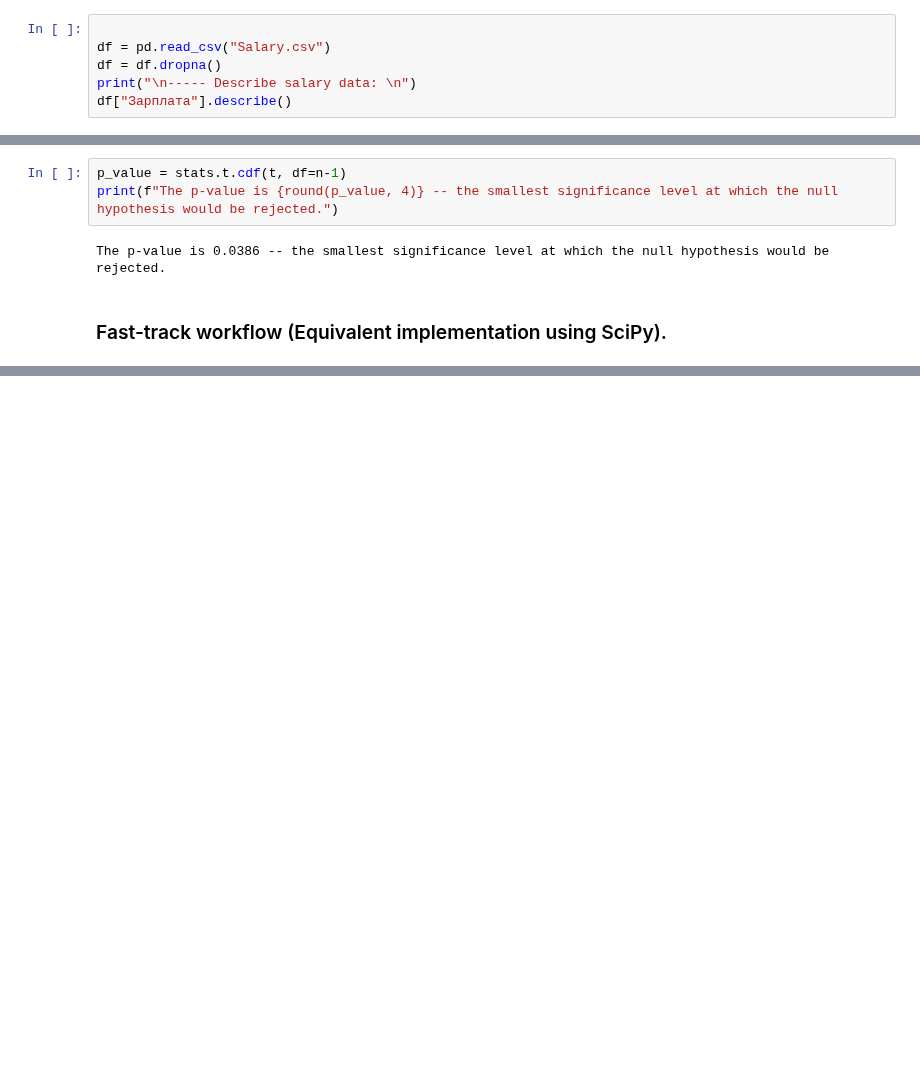
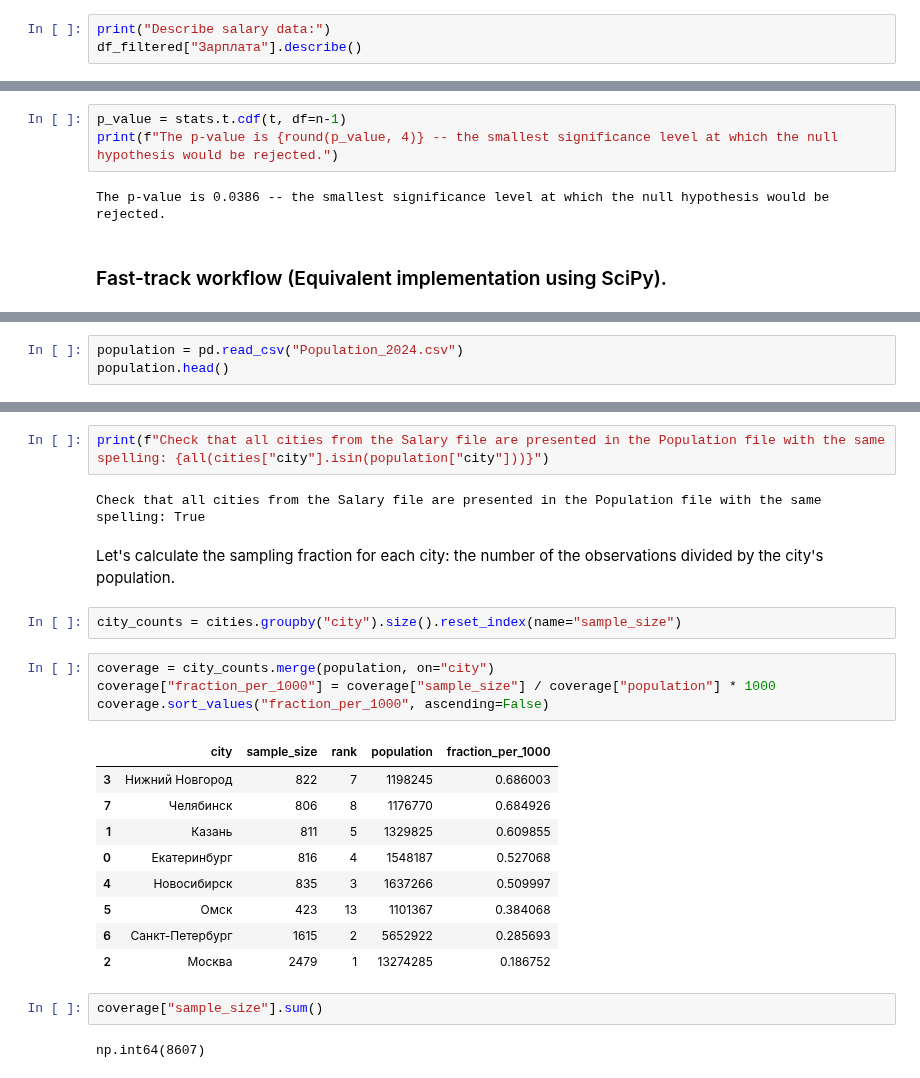
Before and after one commit to TAbramovskaya/code-and-notes, a Jupyter notebook: jnb_01_hypotheses_testing.ipynb, the cells around one changed output, grey strips where cells are left out. Drawn from its saved outputs; the diff is of its cells as text; blank space fills up the shorter version.

```diff
--- a/jnb_01_hypotheses_testing.ipynb
+++ b/jnb_01_hypotheses_testing.ipynb
@@ -18,9 +21,6 @@ According to open source data, the average salary in the country in 2022 was 64
 
 We assume that each employee appears only once in the dataset and that the sample was collected independently at random.
 # %%
-
-df = pd.read_csv("Salary.csv")
-df = df.dropna()
-print("\n----- Describe salary data: \n")
-df["Зарплата"].describe()
+print("Describe salary data:")
+df_filtered["Зарплата"].describe()
 # %% [output]
@@ -131,0 +219,3 @@ Since p-value <= 0.05, reject H0.
+# %%
+population = pd.read_csv("Population_2024.csv")
+population.head()
@@ -131,0 +229,26 @@ Since p-value <= 0.05, reject H0.
+# %%
+print(f"Check that all cities from the Salary file are presented in the Population file with the same spelling: {all(cities["city"].isin(population["city"]))}")
+# %% [output]
+Check that all cities from the Salary file are presented in the Population file with the same spelling: True
+# %% [markdown]
+Let's calculate the sampling fraction for each city: the number of the observations divided by the city's population.
+# %%
+city_counts = cities.groupby("city").size().reset_index(name="sample_size")
+# %%
+coverage = city_counts.merge(population, on="city")
+coverage["fraction_per_1000"] = coverage["sample_size"] / coverage["population"] * 1000
+coverage.sort_values("fraction_per_1000", ascending=False)
+# %% [output]
+|  | city | sample_size | rank | population | fraction_per_1000 |
+| 3 | Нижний Новгород | 822 | 7 | 1198245 | 0.686003 |
+| 7 | Челябинск | 806 | 8 | 1176770 | 0.684926 |
+| 1 | Казань | 811 | 5 | 1329825 | 0.609855 |
+| 0 | Екатеринбург | 816 | 4 | 1548187 | 0.527068 |
+| 4 | Новосибирск | 835 | 3 | 1637266 | 0.509997 |
+| 5 | Омск | 423 | 13 | 1101367 | 0.384068 |
+| 6 | Санкт-Петербург | 1615 | 2 | 5652922 | 0.285693 |
+| 2 | Москва | 2479 | 1 | 13274285 | 0.186752 |
+# %%
+coverage["sample_size"].sum()
+# %% [output]
+np.int64(8607)
```
Also changed, not shown: parts of 47 cells of this notebook.
